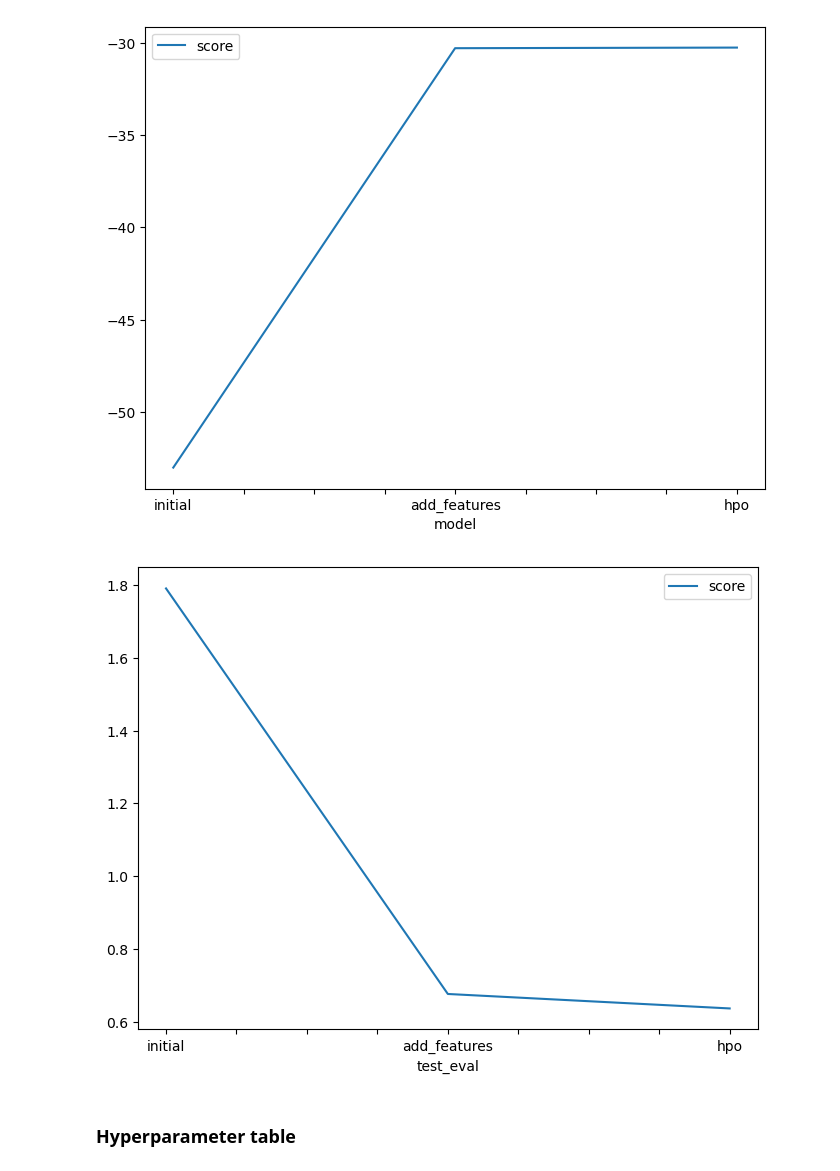
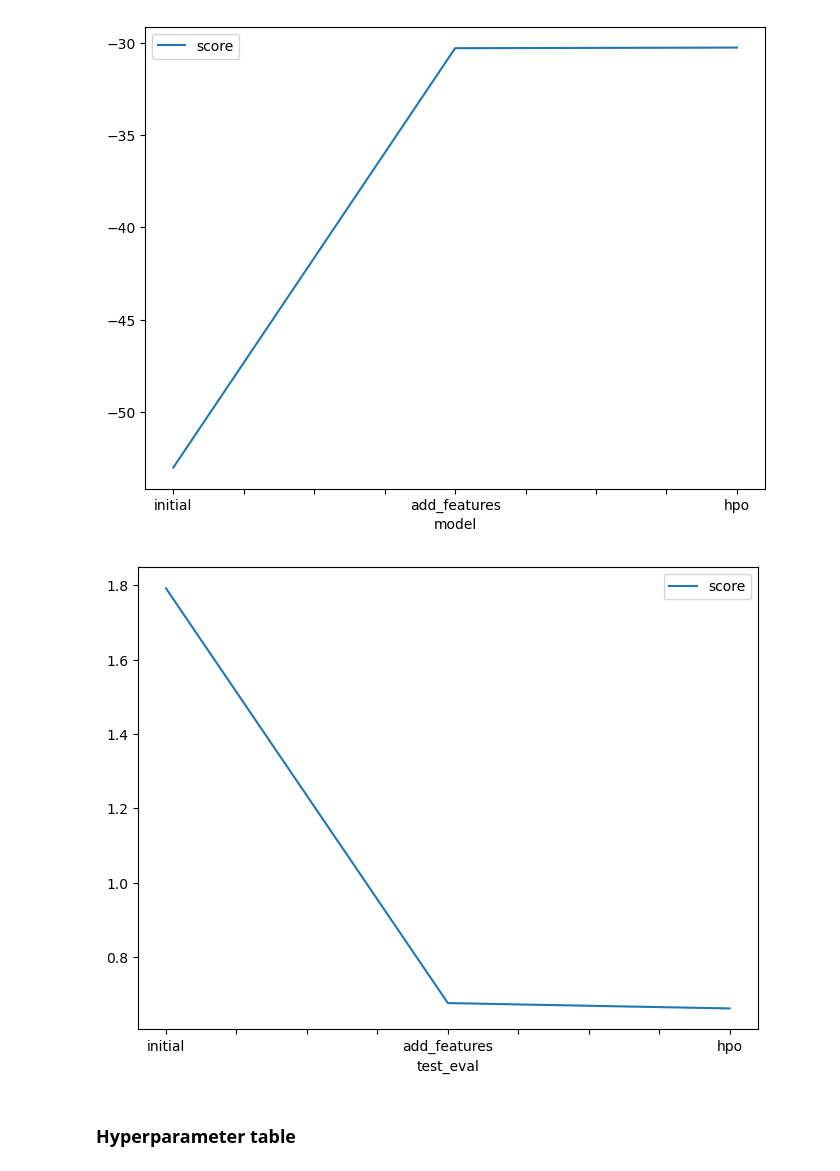
Before and after one commit to gkap720/bike-share-autogluon, a Jupyter notebook: project/project-template.ipynb, the cells around one changed output. Cells and saved outputs as stored; diff of their text form; code cells hidden in the pictures.

Commit message:
use more hyperparameters, regenerate graphs

```diff
--- a/project/project-template.ipynb
+++ b/project/project-template.ipynb
@@ -601,14 +605,14 @@ fig.savefig('model_train_score.png')
 # %%
 # Take the 3 kaggle scores and creating a line plot to show improvement
 fig = pd.DataFrame(
     {
         "test_eval": ["initial", "add_features", "hpo"],
-        "score": [1.79138, 0.67576, 0.63597]
+        "score": [1.79138, 0.67576, 0.66133]
     }
 ).plot(x="test_eval", y="score", figsize=(8, 6)).get_figure()
 fig.savefig('model_test_score.png')
 # %% [output]
-[figure, old version]
+[figure, new version]
 # %% [markdown]
 ### Hyperparameter table
 # %%
```
Also changed, not shown: parts of 13 cells of this notebook, 2 other files.
